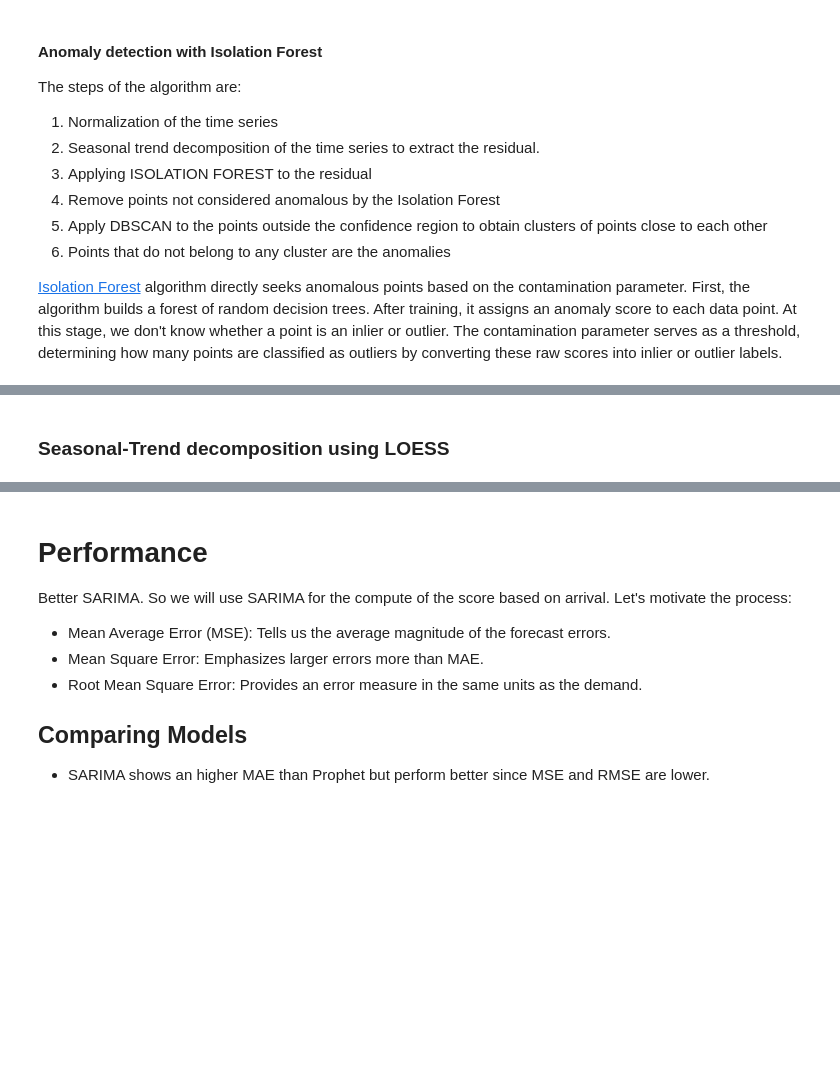
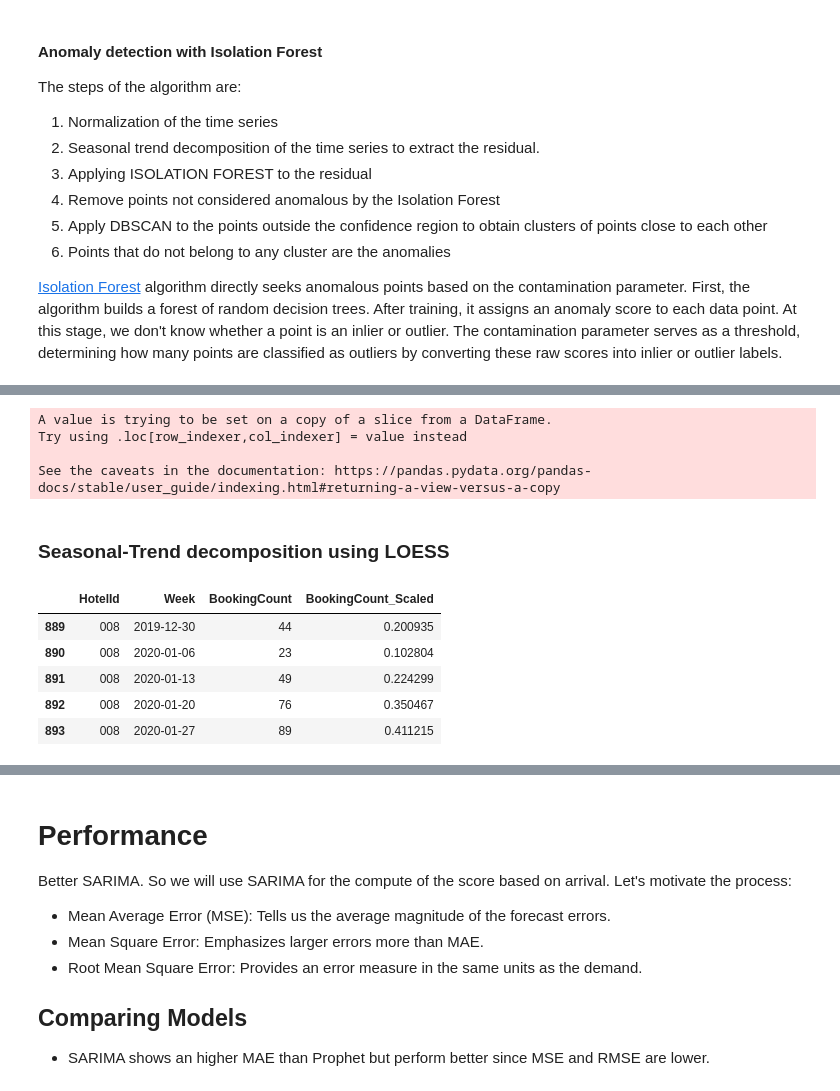
Before and after one commit to CCT-Dublin/capstone-project-feb-2024-pt-giorgiozoppi, a Jupyter notebook: CapstoneProjectGiorgioZoppi.ipynb, the cells around one changed output, grey strips where cells are left out. Saved outputs shown, nothing was run; the diff lists cells and outputs as text; code cells hidden in the pictures; blank space fills up the shorter version.

```diff
--- a/CapstoneProjectGiorgioZoppi.ipynb
+++ b/CapstoneProjectGiorgioZoppi.ipynb
@@ -666,2 +666,15 @@ We pick up Hotel08 since from the boxplot has more parameters the boxplot has sh
+# %%
+from sklearn.preprocessing import MinMaxScaler
+# random forest requirement
+# normalization scales each value of booking count to range 0.1
+min_max_scaler = MinMaxScaler(feature_range=(0,1))
+booking_count = hotel_data[['BookingCount']]
+booking_count_scaled = min_max_scaler.fit_transform(booking_count)
+hotel_data['BookingCount_Scaled'] = booking_count_scaled
+# %% [output]
+A value is trying to be set on a copy of a slice from a DataFrame.
+Try using .loc[row_indexer,col_indexer] = value instead
+
+See the caveats in the documentation: https://pandas.pydata.org/pandas-docs/stable/user_guide/indexing.html#returning-a-view-versus-a-copy
 # %% [markdown]
 ### Seasonal-Trend decomposition using LOESS
@@ -823,0 +681,9 @@ plt.show()
+# %%
+hotel_data.head()
+# %% [output]
+|  | HotelId | Week | BookingCount | BookingCount_Scaled |
+| 889 | 008 | 2019-12-30 | 44 | 0.200935 |
+| 890 | 008 | 2020-01-06 | 23 | 0.102804 |
+| 891 | 008 | 2020-01-13 | 49 | 0.224299 |
+| 892 | 008 | 2020-01-20 | 76 | 0.350467 |
+| 893 | 008 | 2020-01-27 | 89 | 0.411215 |
```
Also changed, not shown: parts of 16 cells of this notebook.
